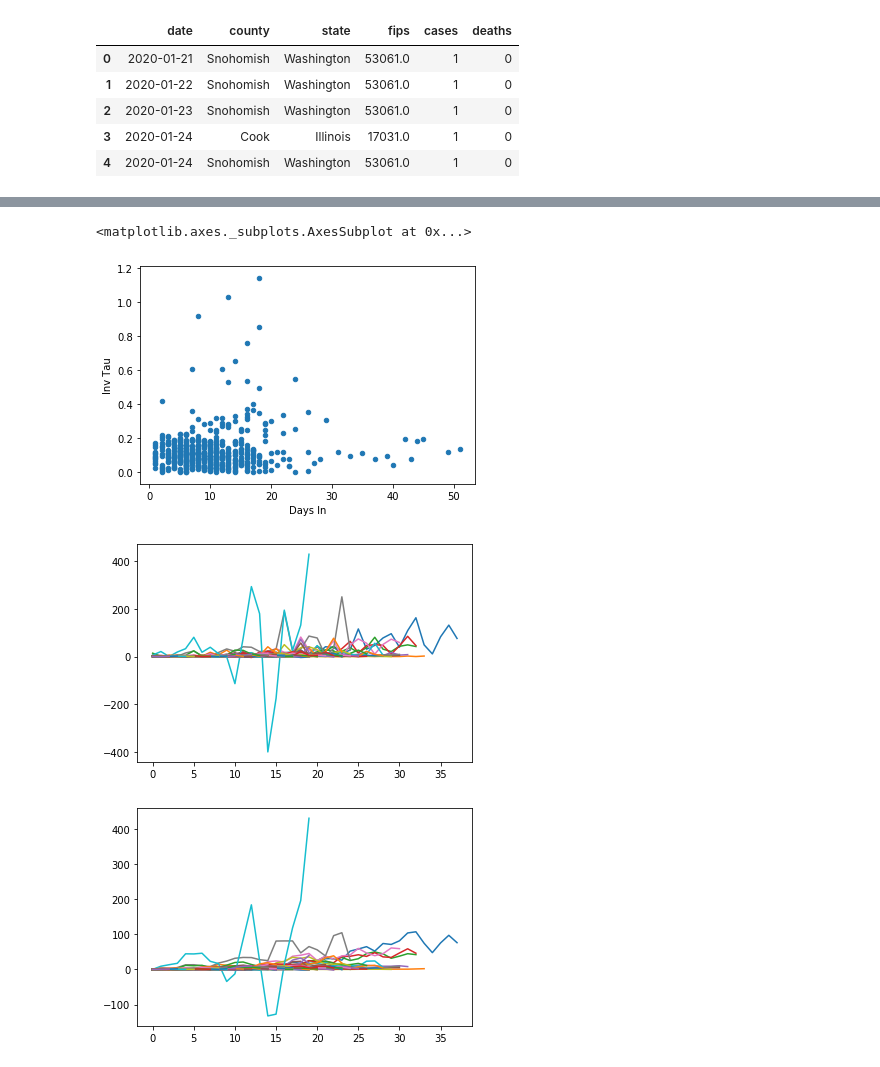
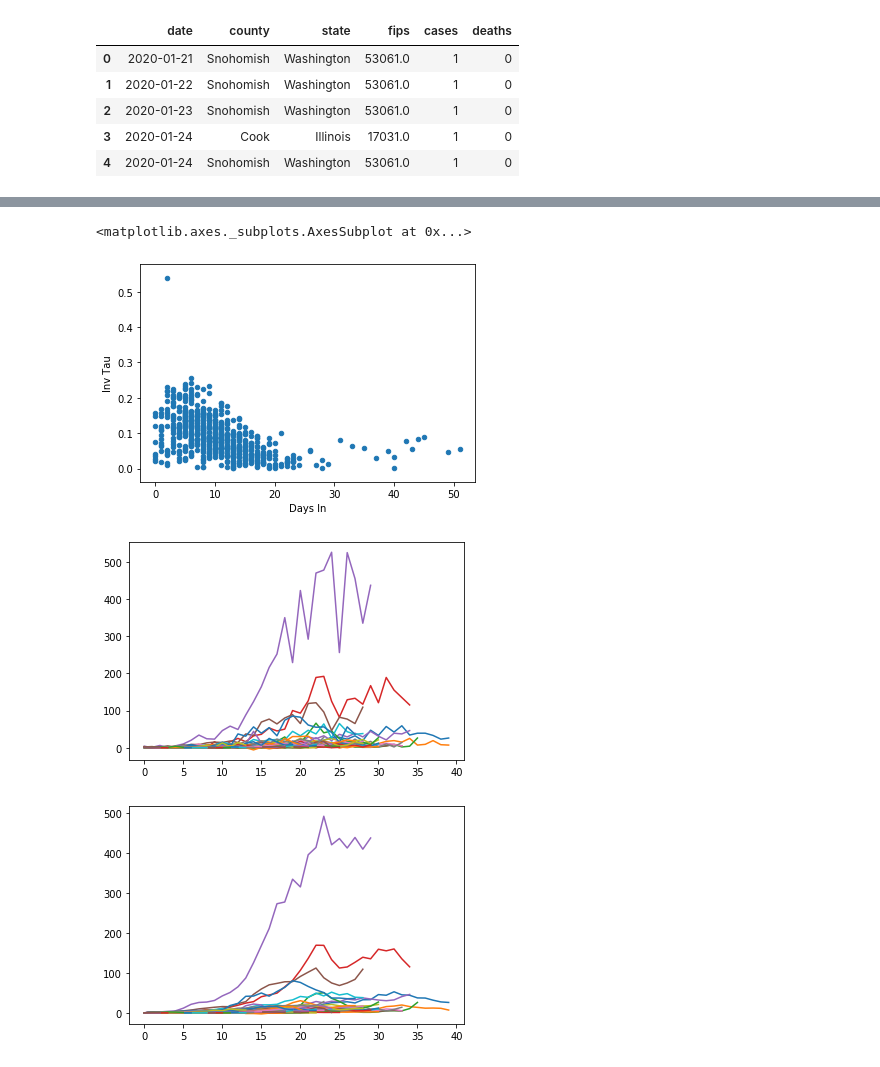
Before and after one commit to jtpeters963/Project-1, a Jupyter notebook: Untitled.ipynb, the cells around one changed output, grey strips where cells are left out. Drawn from its saved outputs; the diff is of its cells as text; code cells hidden in the pictures.

```diff
--- a/Untitled.ipynb
+++ b/Untitled.ipynb
@@ -10,10 +10,13 @@ from scipy import stats
 def regression (xnot,xxx,yyy):
     yval = []
     xval = []
-    totdays = len(xxx) -1
-    for days in range(xnot,totdays):
-        xval.append(xxx[days]-xnot)
-        yval.append(np.log(yyy[days]))
+    totdays = len(xxx) -2
+    for days in range(1,totdays):
+        xval.append(xxx[days])
+        if yyy[days]>1:
+            yval.append(np.log(yyy[days]))
+        else:
+            yval.append(1)
     (slope, intercept, r, a, b)=stats.linregress(xval, yval)
     return slope,r*r
 # %%
@@ -104,7 +107,8 @@ for st in states.index:
                 test[cnt]['delta_cln3'].append((test[cnt]['delta_cln2'][x-1]+test[cnt]['delta_cln2'][x]+test[cnt]['delta_cln2'][x+1])/3)
             test[cnt]['delta_cln3'].append(test[cnt]['delta_cln'][x+1])
 # %%
-county_tau = {'State':[],'County':[],'Days In':[],'Inv Tau':[],'R Squared':[]}
+county_tau = {'State':[],'County':[],'First Doubling':[], 'Last Delta':[],
+              'Inv Tau':[],'Tau':[],'R Squared':[]}
 for st in states.index:
     test = exponential[st]
     for cnt in test:
@@ -116,8 +120,13 @@ for st in states.index:
                 invtau,rr = regression(day,test2['xval'],test2['delta_cln3'])
                 county_tau['State'].append(st)
                 county_tau['County'].append(cnt)
-                county_tau['Days In'].append(day)
+                county_tau['First Doubling'].append(day)
+                county_tau['Last Delta'].append(test2['delta'][len(test2['delta_cln3'])-1])
                 county_tau['Inv Tau'].append(invtau)
+                if invtau != 0:
+                    county_tau['Tau'].append(1/invtau)
+                else:
+                    county_tau['Tau'].append(0)
                 county_tau['R Squared'].append(rr)
                 break
 # %%
@@ -147,23 +139,23 @@ df3.head(40)
 df3.plot('Days In','Inv Tau', kind ='scatter')
 # %% [output]
 <matplotlib.axes._subplots.AxesSubplot at 0x...>
-[figure, old version]
+[figure, new version]
 # %%
-state = 'Georgia'
+state = 'Florida'
 test =exponential[state]
 for x in test:
      if len(test[x]['delta']) >2:
             plt.plot(test[x]['xval'],test[x]['delta'])
 plt.show()
 # %% [output]
-[figure, old version]
+[figure, new version]
 # %%
 for x in test:
      if len(test[x]['delta']) >2:
             plt.plot(test[x]['xval'],test[x]['delta_cln'])
 plt.show()
 # %% [output]
-[figure, old version]
+[figure, new version]
 # %%
 for x in test:
      if len(test[x]['delta']) >2:
```
Also changed, not shown: parts of 5 cells of this notebook, 4 other files.
